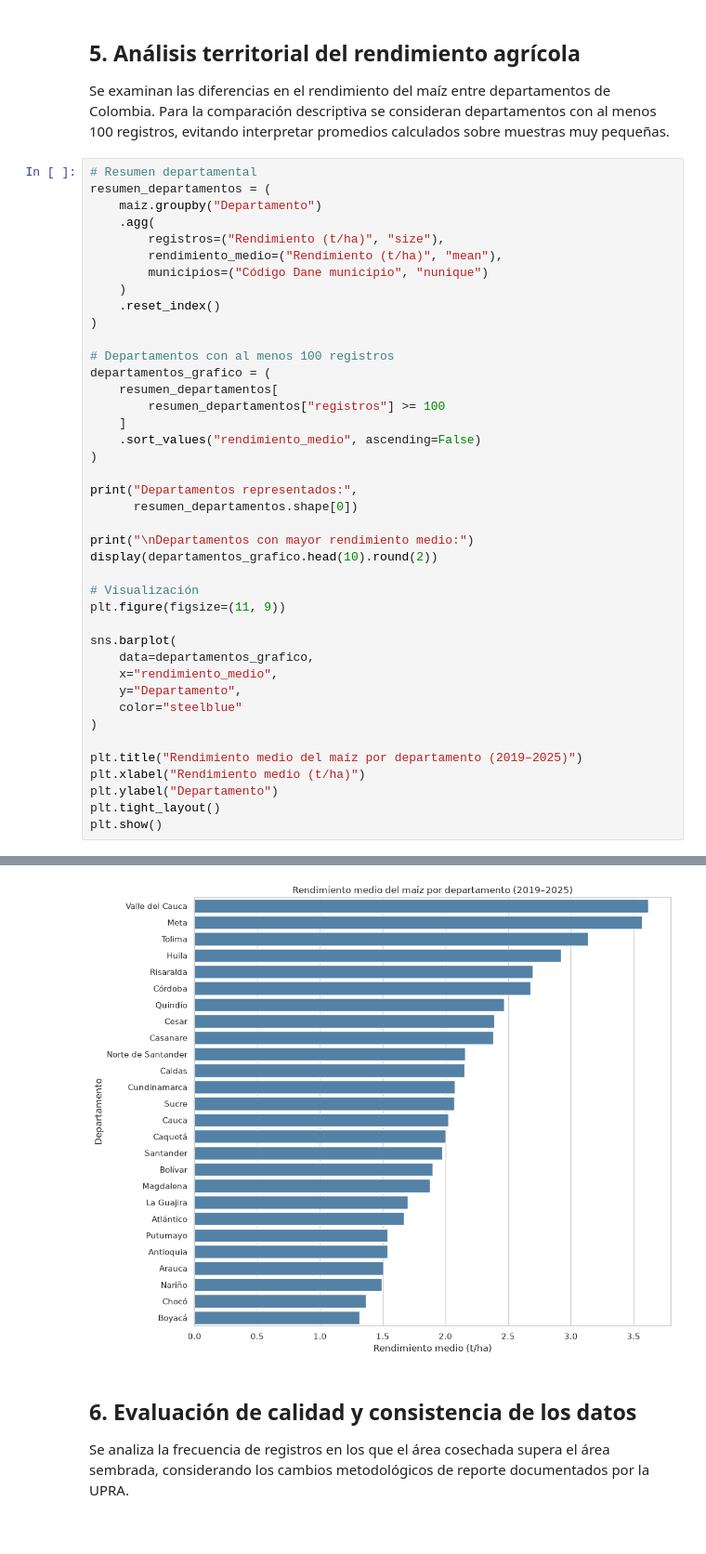
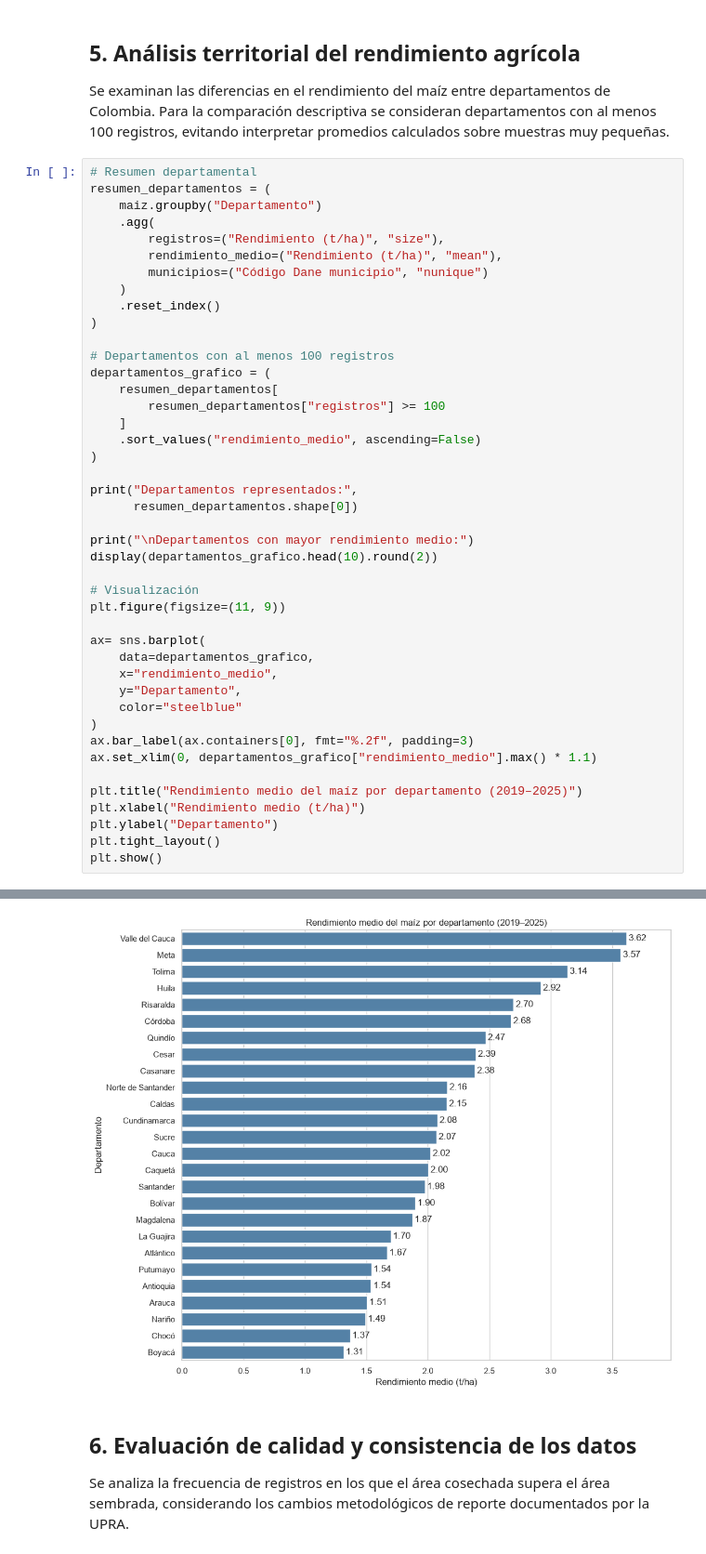
Before and after one commit to VicKingo98/agropredict-colombia, a Jupyter notebook: notebooks/01_eda_maiz.ipynb, the cells around one changed output, grey strips where cells are left out. Shown at 93% size. Drawn from its saved outputs; the diff is of its cells as text.

```diff
--- a/notebooks/01_eda_maiz.ipynb
+++ b/notebooks/01_eda_maiz.ipynb
@@ -240,35 +286,37 @@ display(departamentos_grafico.head(10).round(2))
 
 # Visualización
 plt.figure(figsize=(11, 9))
 
-sns.barplot(
+ax= sns.barplot(
     data=departamentos_grafico,
     x="rendimiento_medio",
     y="Departamento",
     color="steelblue"
 )
+ax.bar_label(ax.containers[0], fmt="%.2f", padding=3)
+ax.set_xlim(0, departamentos_grafico["rendimiento_medio"].max() * 1.1)
 
 plt.title("Rendimiento medio del maíz por departamento (2019–2025)")
 plt.xlabel("Rendimiento medio (t/ha)")
 plt.ylabel("Departamento")
 plt.tight_layout()
 plt.show()
 # %% [output]
 Departamentos representados: 32
 
 Departamentos con mayor rendimiento medio:
 |  | Departamento | registros | rendimiento_medio | municipios |
 | 29 | Valle del Cauca | 1221 | 3.62 | 42 |
 | 20 | Meta | 715 | 3.57 | 29 |
 | 28 | Tolima | 1103 | 3.14 | 44 |
 | 17 | Huila | 1553 | 2.92 | 37 |
 | 25 | Risaralda | 238 | 2.70 | 14 |
 | 14 | Córdoba | 890 | 2.68 | 29 |
 | 24 | Quindío | 241 | 2.47 | 12 |
 | 11 | Cesar | 762 | 2.39 | 25 |
 | 9 | Casanare | 439 | 2.38 | 19 |
 | 22 | Norte de Santander | 746 | 2.16 | 39 |
-[figure, old version]
+[figure, new version]
 # %% [markdown]
 ## 6. Evaluación de calidad y consistencia de los datos
 
```
Also changed, not shown: parts of 5 cells of this notebook, 3 other files.
